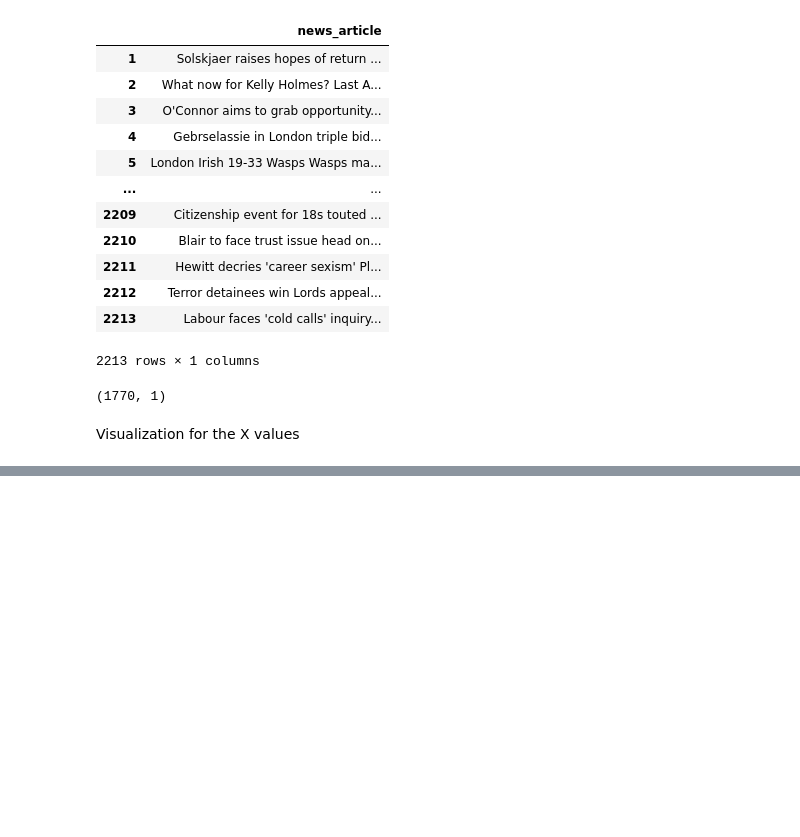
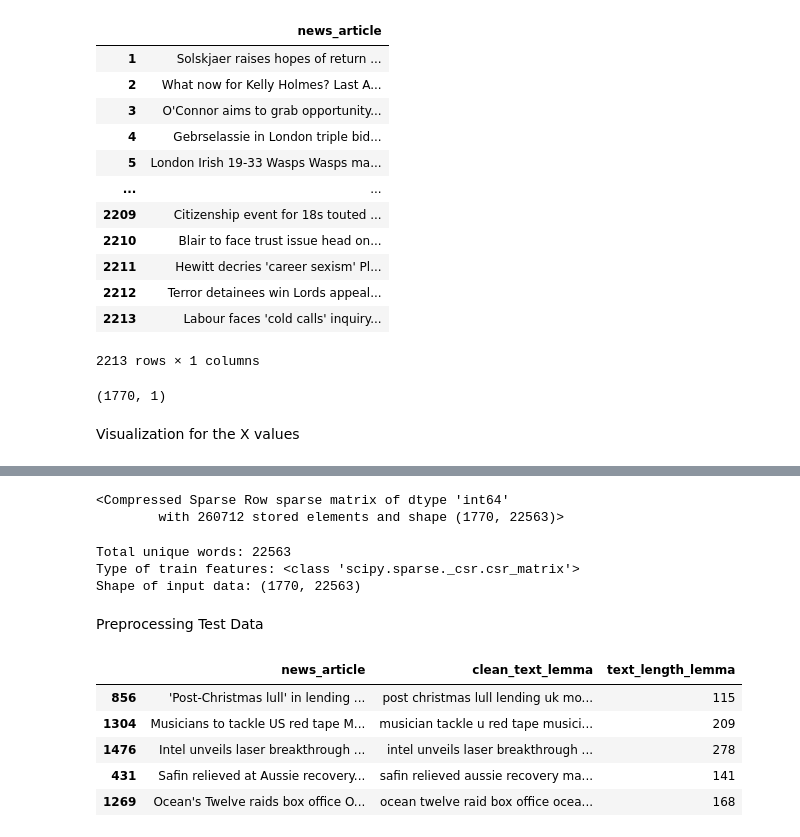
Before and after one commit to Raph4sure/Naive-Bayes-Machine-Learning-Model, a Jupyter notebook: code.ipynb, the cells around one changed output, grey strips where cells are left out. Cells and saved outputs as stored; diff of their text form; code cells hidden in the pictures; blank space fills up the shorter version.

```diff
--- a/code.ipynb
+++ b/code.ipynb
@@ -132,0 +202,31 @@ plt.show()
+# %%
+from sklearn.feature_extraction.text import CountVectorizer
+vocab = CountVectorizer()
+X_train_bow = vocab.fit_transform(X_train['clean_text_lemma'])
+X_train_bow
+# %% [output]
+<Compressed Sparse Row sparse matrix of dtype 'int64'
+        with 260712 stored elements and shape (1770, 22563)>
+# %%
+print('Total unique words:', len(vocab.vocabulary_))
+print('Type of train features:', type(X_train_bow))
+print('Shape of input data:', X_train_bow.shape)
+# %% [output]
+Total unique words: 22563
+Type of train features: <class 'scipy.sparse._csr.csr_matrix'>
+Shape of input data: (1770, 22563)
+# %% [markdown]
+Preprocessing Test Data
+# %%
+temp_df = X_test['news_article'].progress_apply(lambda x: preprocess(x, 'lemma'))
+temp_df.columns = ['clean_text_lemma', 'text_length_lemma']
+
+X_test = pd.concat([X_test, temp_df], axis=1)
+X_test.head()
+# %% [output]
+|  | news_article | clean_text_lemma | text_length_lemma |
+| 856 | 'Post-Christmas lull' in lending ... | post christmas lull lending uk mo... | 115 |
+| 1304 | Musicians to tackle US red tape M... | musician tackle u red tape musici... | 209 |
+| 1476 | Intel unveils laser breakthrough ... | intel unveils laser breakthrough ... | 278 |
+| 431 | Safin relieved at Aussie recovery... | safin relieved aussie recovery ma... | 141 |
+| 1269 | Ocean's Twelve raids box office O... | ocean twelve raid box office ocea... | 168 |
```
Also changed, not shown: parts of 10 cells of this notebook.
